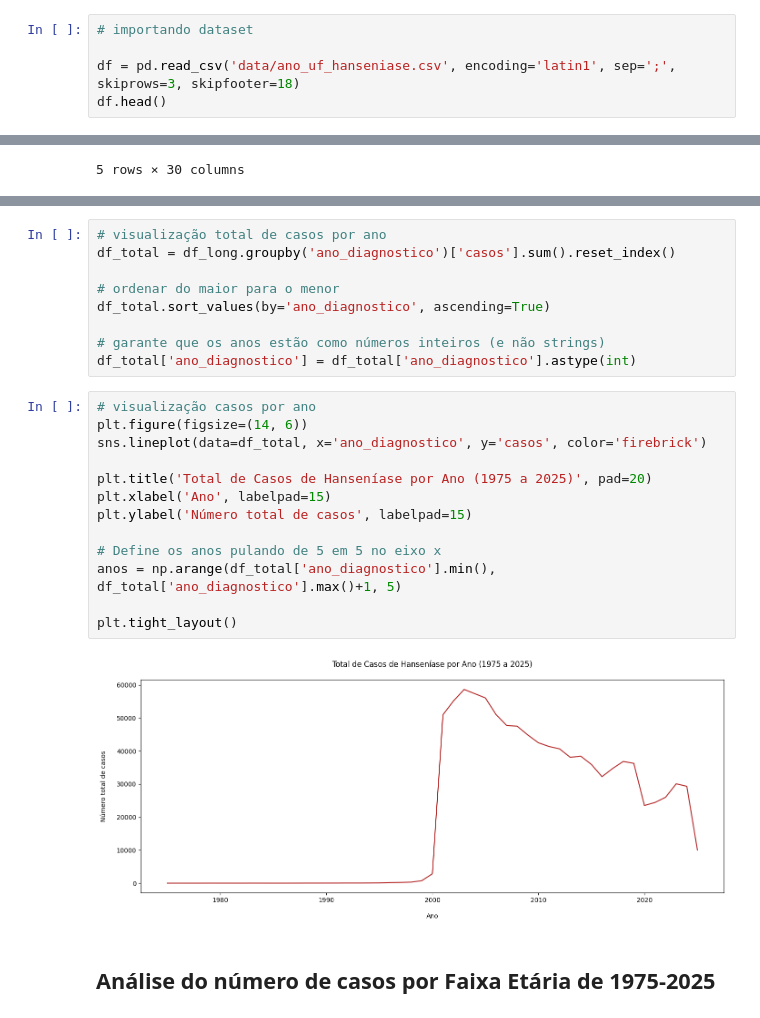
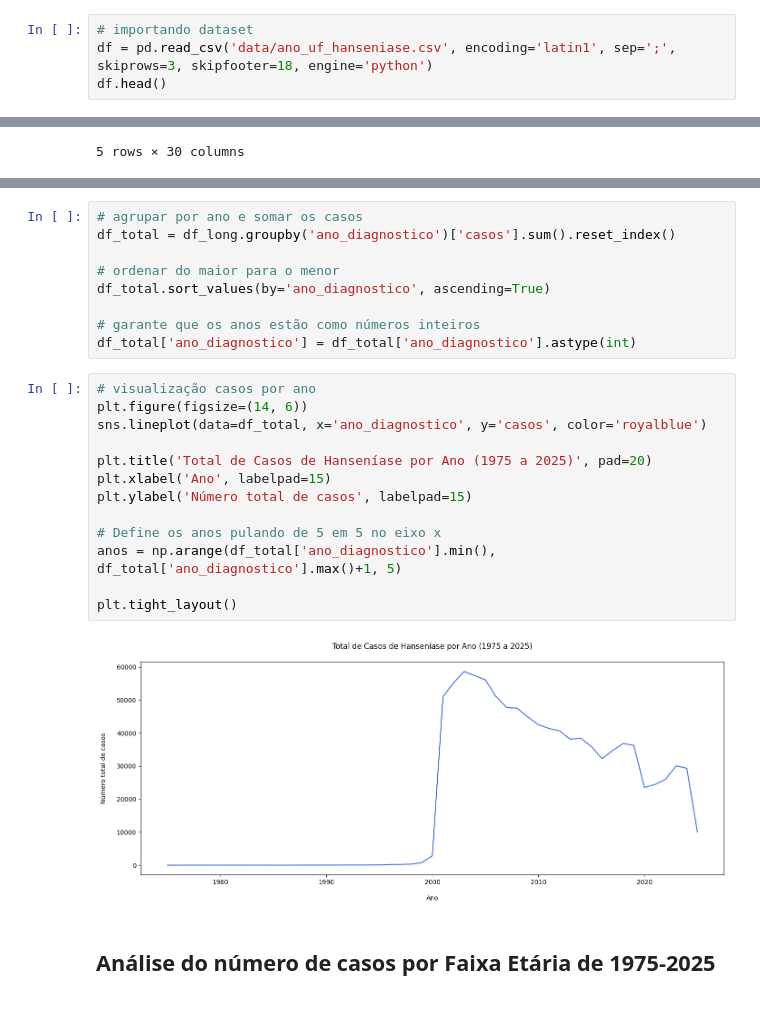
Before and after one commit to keyscarvalho/hanseniase_brasil, a Jupyter notebook: analises.ipynb, the cells around one changed output, grey strips where cells are left out. Cells and saved outputs as stored; diff of their text form.

```diff
--- a/analises.ipynb
+++ b/analises.ipynb
@@ -41,7 +42,6 @@ Desde a década de 1980 o Brasil possui iniciativas institucionais que alteram a
 # %%
 # importando dataset
-
-df = pd.read_csv('data/ano_uf_hanseniase.csv', encoding='latin1', sep=';', skiprows=3, skipfooter=18)
+df = pd.read_csv('data/ano_uf_hanseniase.csv', encoding='latin1', sep=';', skiprows=3, skipfooter=18, engine='python')
 df.head()
 # %% [output]
 |  | Ano Diagnóstico | RO | AC | AM | RR | PA | AP | TO | MA | PI | ... |
@@ -150,26 +140,26 @@ Text(0, 0.5, 'Número total de casos')
 # %%
-# visualização total de casos por ano
+# agrupar por ano e somar os casos
 df_total = df_long.groupby('ano_diagnostico')['casos'].sum().reset_index()
 
 # ordenar do maior para o menor
 df_total.sort_values(by='ano_diagnostico', ascending=True)
 
-# garante que os anos estão como números inteiros (e não strings)
+# garante que os anos estão como números inteiros
 df_total['ano_diagnostico'] = df_total['ano_diagnostico'].astype(int)
 # %%
 # visualização casos por ano
 plt.figure(figsize=(14, 6))
-sns.lineplot(data=df_total, x='ano_diagnostico', y='casos', color='firebrick')
+sns.lineplot(data=df_total, x='ano_diagnostico', y='casos', color='royalblue')
 
 plt.title('Total de Casos de Hanseníase por Ano (1975 a 2025)', pad=20)
 plt.xlabel('Ano', labelpad=15)
 plt.ylabel('Número total de casos', labelpad=15)
 
 # Define os anos pulando de 5 em 5 no eixo x
 anos = np.arange(df_total['ano_diagnostico'].min(), df_total['ano_diagnostico'].max()+1, 5)
 
 plt.tight_layout()
 # %% [output]
-[figure, old version]
+[figure, new version]
 # %% [markdown]
 ## Análise do número de casos por Faixa Etária de 1975-2025
```
Also changed, not shown: parts of 22 cells of this notebook.
